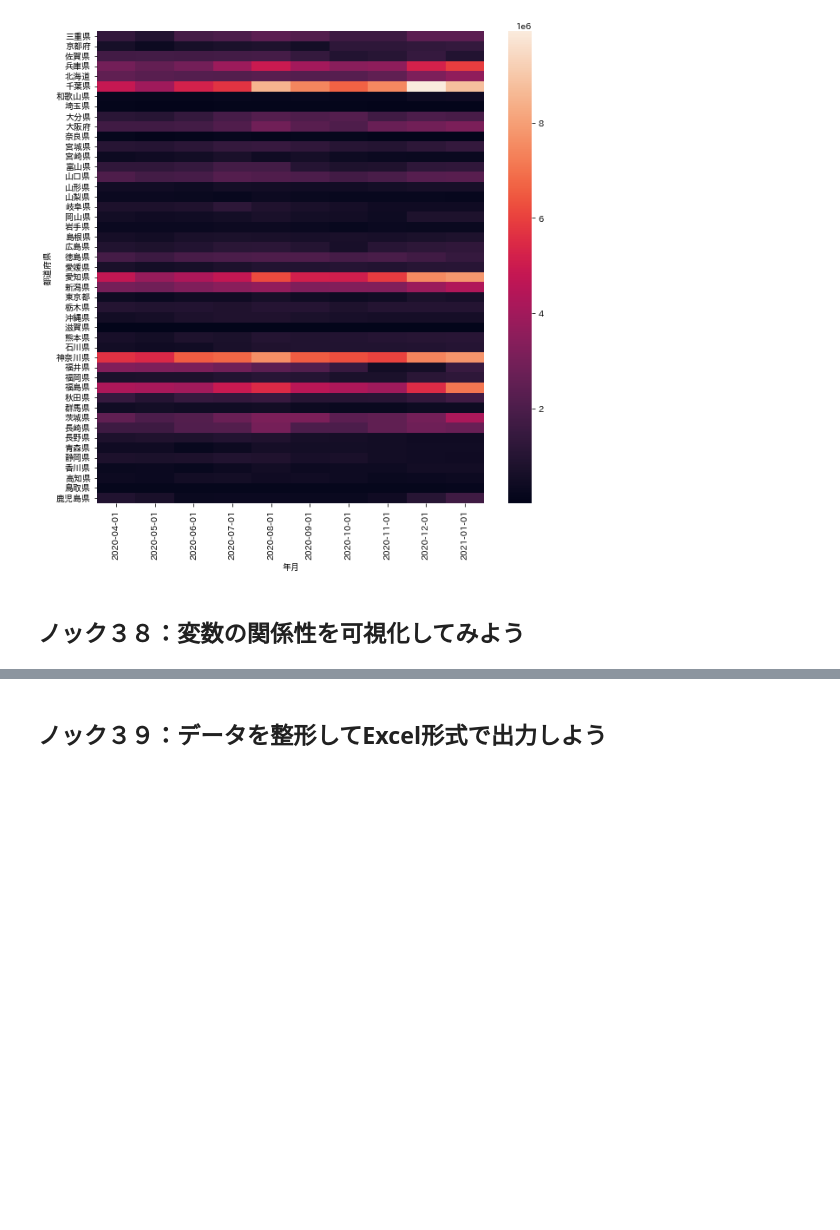
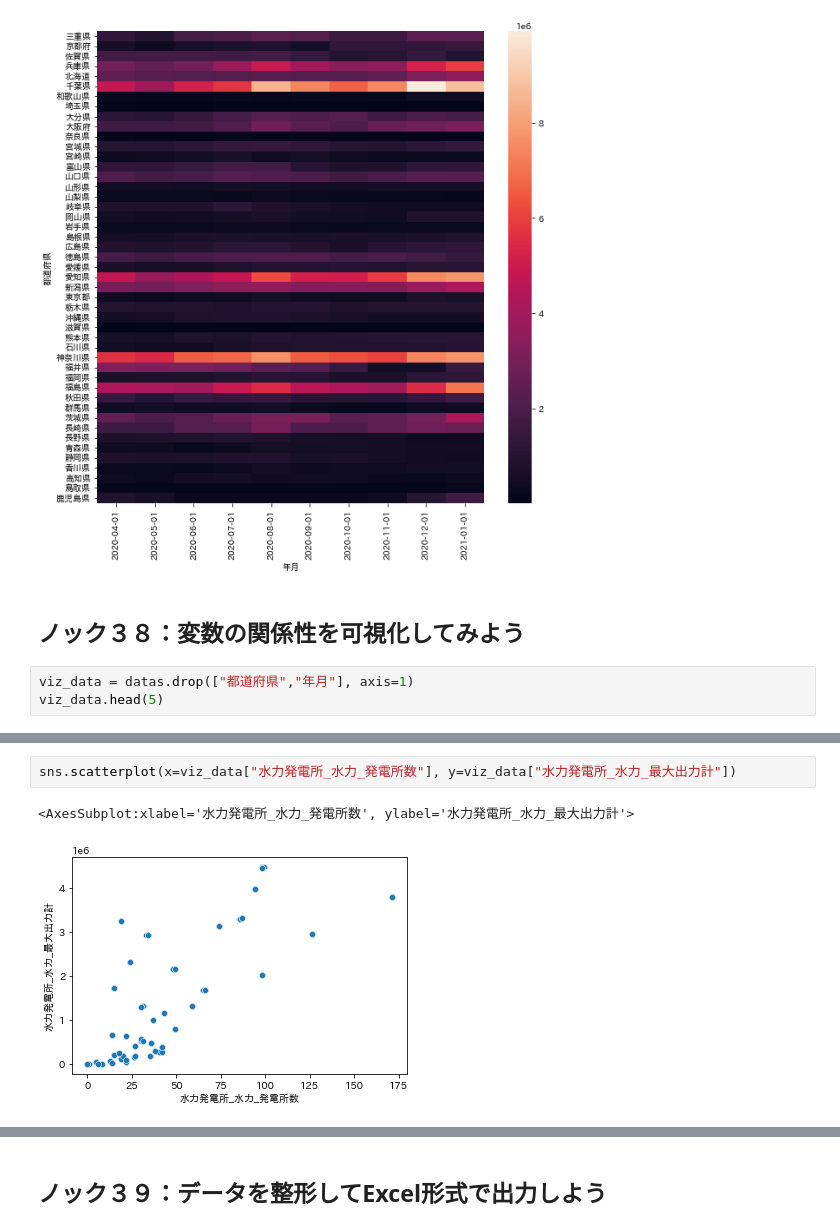
Before and after one commit to winuim/python-process-visualization-100, a Jupyter notebook: chapter-2/src/chapter-2.ipynb, the cells around one changed output, grey strips where cells are left out. Drawn from its saved outputs; the diff is of its cells as text; blank space fills up the shorter version.

```diff
--- a/chapter-2/src/chapter-2.ipynb
+++ b/chapter-2/src/chapter-2.ipynb
@@ -578,3 +578,6 @@ sns.heatmap(viz_data)
 [figure]
 # %% [markdown]
 ## ノック３８：変数の関係性を可視化してみよう
+# %%
+viz_data = datas.drop(["都道府県","年月"], axis=1)
+viz_data.head(5)
@@ -580,0 +591,5 @@ sns.heatmap(viz_data)
+# %%
+sns.scatterplot(x=viz_data["水力発電所_水力_発電所数"], y=viz_data["水力発電所_水力_最大出力計"])
+# %% [output]
+<AxesSubplot:xlabel='水力発電所_水力_発電所数', ylabel='水力発電所_水力_最大出力計'>
+[figure, added]
```
Also changed, not shown: parts of 3 cells of this notebook.
